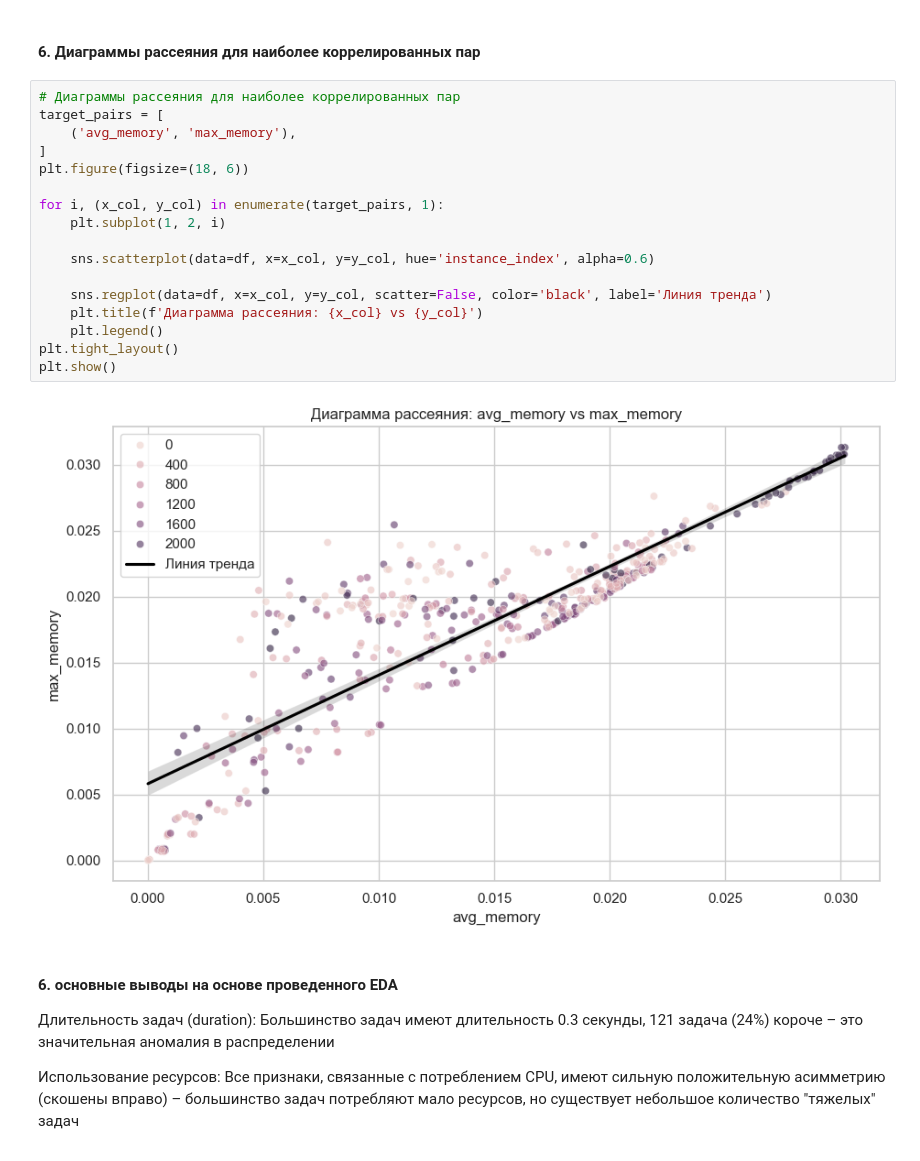
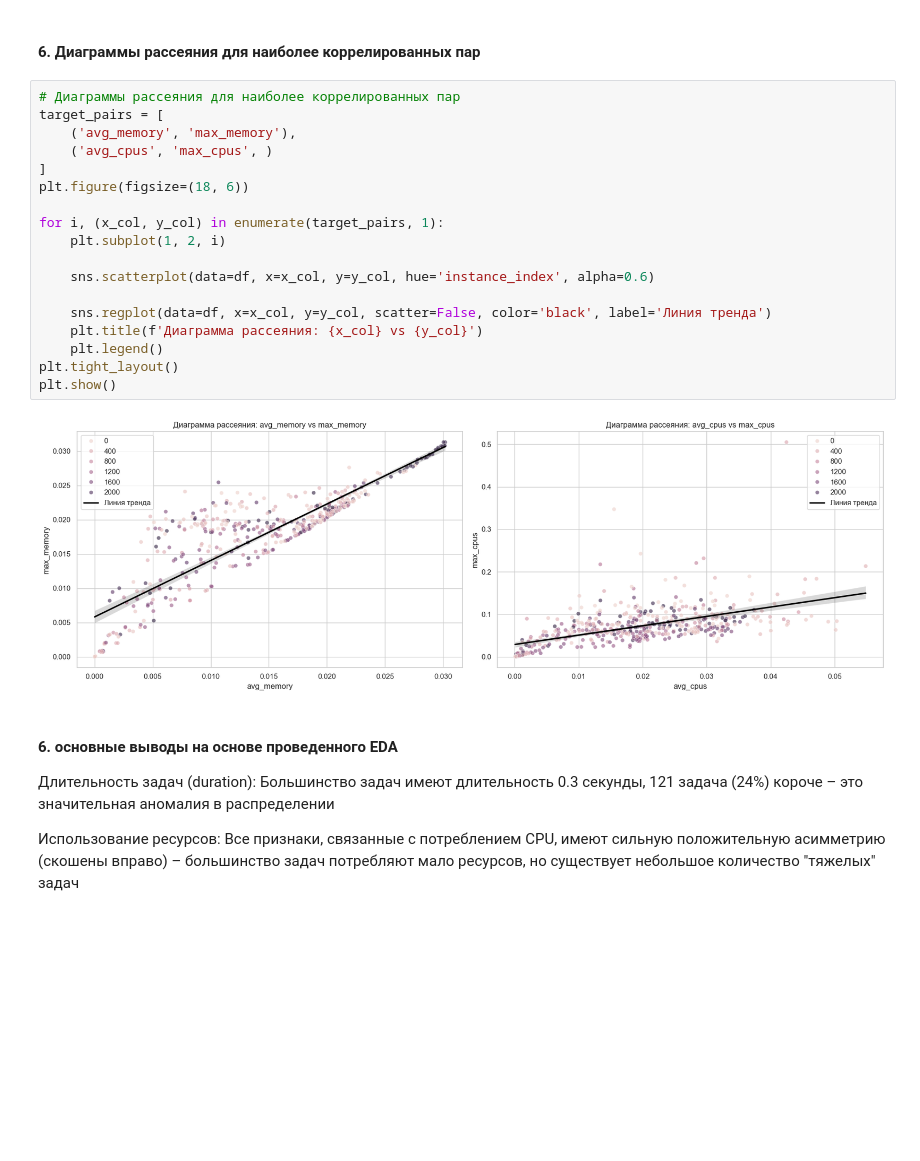
Before and after one commit to Ainur-Makhmutov/MAD-LABs, a Jupyter notebook: 2_laba.ipynb, the cells around one changed output. Saved outputs shown, nothing was run; the diff lists cells and outputs as text; blank space fills up the shorter version.

```diff
--- a/2_laba.ipynb
+++ b/2_laba.ipynb
@@ -185,22 +185,23 @@ dtype: float64
 # %%
 # Диаграммы рассеяния для наиболее коррелированных пар
 target_pairs = [
     ('avg_memory', 'max_memory'),
+    ('avg_cpus', 'max_cpus', )
 ]
 plt.figure(figsize=(18, 6))
 
 for i, (x_col, y_col) in enumerate(target_pairs, 1):
     plt.subplot(1, 2, i)
 
     sns.scatterplot(data=df, x=x_col, y=y_col, hue='instance_index', alpha=0.6)
 
     sns.regplot(data=df, x=x_col, y=y_col, scatter=False, color='black', label='Линия тренда')
     plt.title(f'Диаграмма рассеяния: {x_col} vs {y_col}')
     plt.legend()
 plt.tight_layout()
 plt.show()
 # %% [output]
-[figure, old version]
+[figure, new version]
 # %% [markdown]
 #### __6. основные выводы на основе проведенного EDA__
 
```
Also changed, not shown: parts of 2 cells of this notebook, 3 other files.
